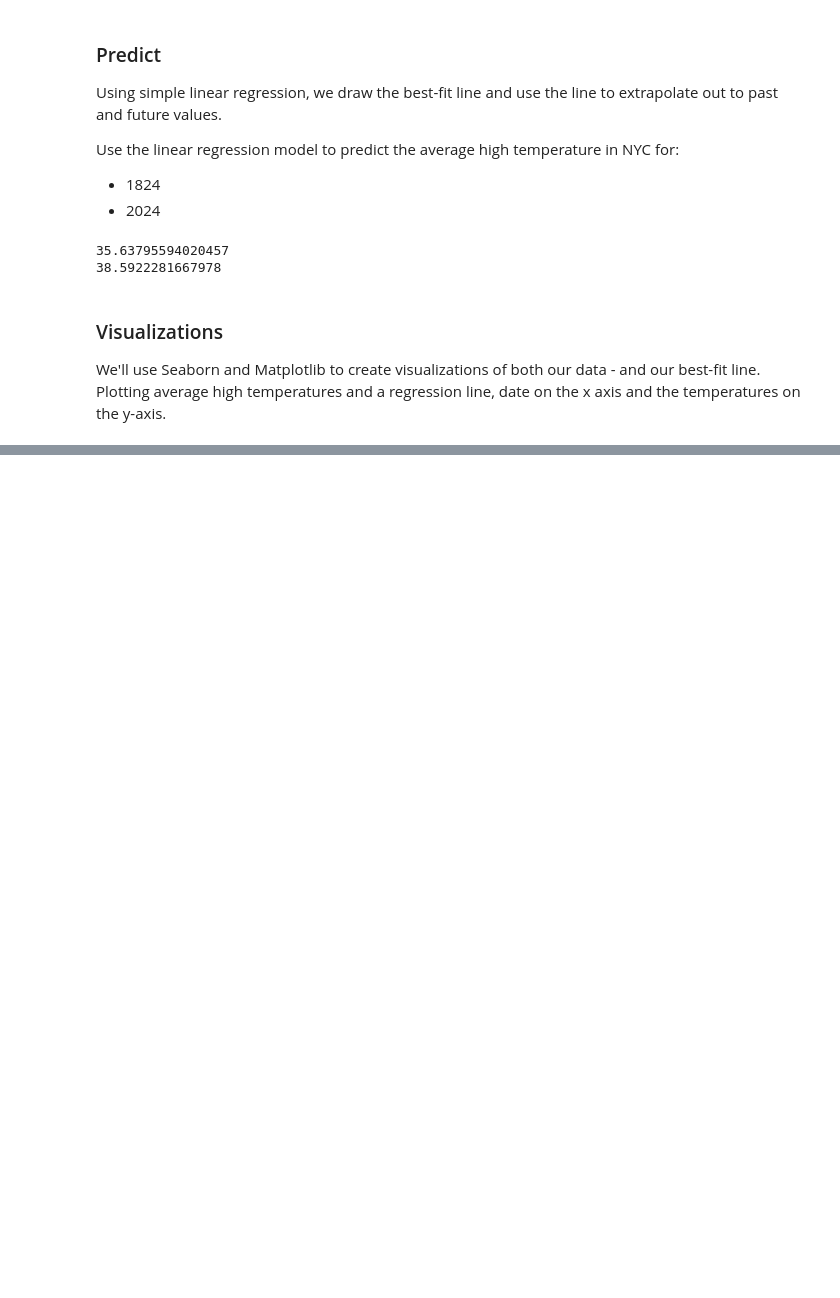
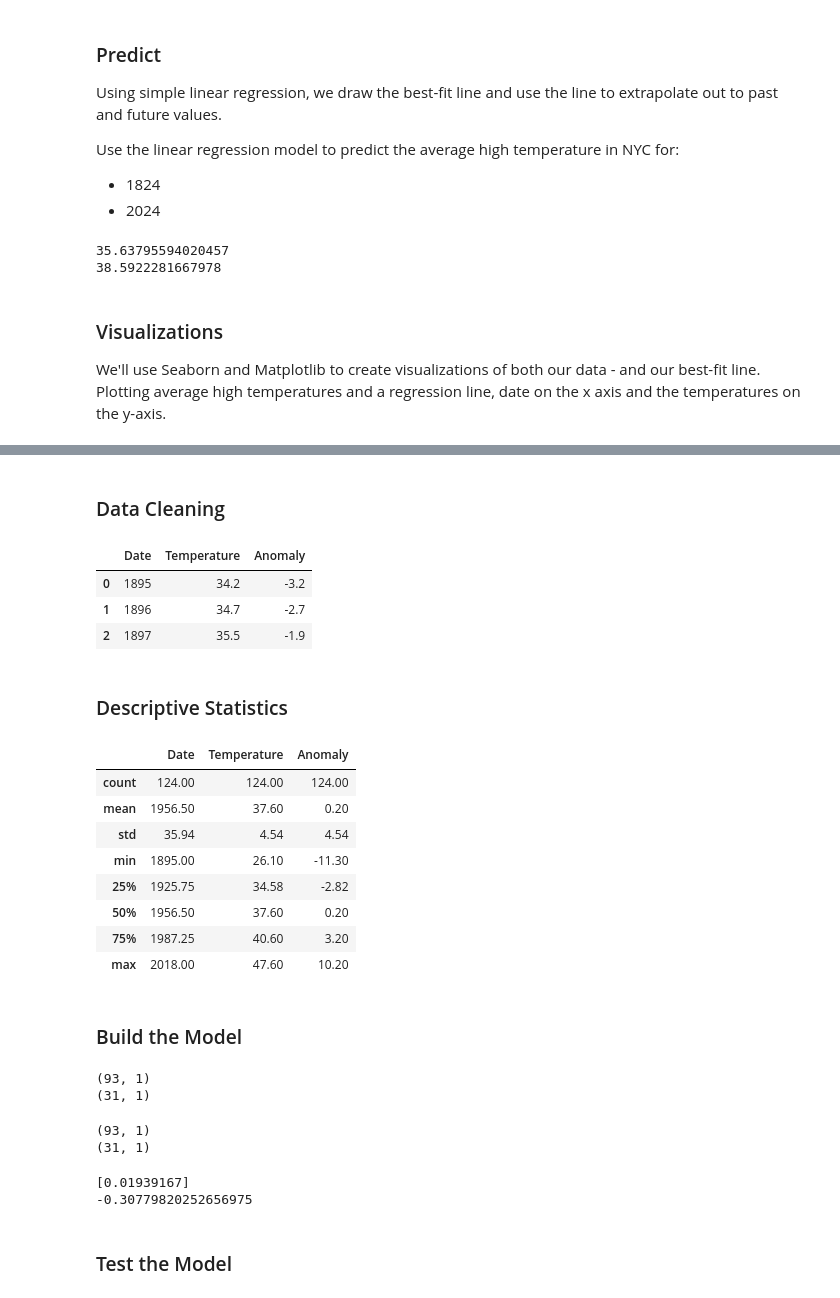
Before and after one commit to Bdowdle4/datafun-07-ml, a Jupyter notebook: dowdle_ml.ipynb, the cells around one changed output, grey strips where cells are left out. Cells and saved outputs as stored; diff of their text form; code cells hidden in the pictures; blank space fills up the shorter version.

```diff
--- a/dowdle_ml.ipynb
+++ b/dowdle_ml.ipynb
@@ -169,0 +209,71 @@ Text(0.5, 1.0, 'Average High Temperature in January in NYC')
+# %% [markdown]
+### Data Cleaning
+# %%
+# Change "value" column name to "Temperature"
+df.columns = ['Date', 'Temperature', 'Anomaly']
+
+# Remove month from "Date" since it is on every data point.
+df.Date = df.Date.floordiv(100)
+df.head(3)
+# %% [output]
+|  | Date | Temperature | Anomaly |
+| 0 | 1895 | 34.2 | -3.2 |
+| 1 | 1896 | 34.7 | -2.7 |
+| 2 | 1897 | 35.5 | -1.9 |
+# %% [markdown]
+### Descriptive Statistics
+# %%
+df.describe()
+# %% [output]
+|  | Date | Temperature | Anomaly |
+| count | 124.00 | 124.00 | 124.00 |
+| mean | 1956.50 | 37.60 | 0.20 |
+| std | 35.94 | 4.54 | 4.54 |
+| min | 1895.00 | 26.10 | -11.30 |
+| 25% | 1925.75 | 34.58 | -2.82 |
+| 50% | 1956.50 | 37.60 | 0.20 |
+| 75% | 1987.25 | 40.60 | 3.20 |
+| max | 2018.00 | 47.60 | 10.20 |
+# %% [markdown]
+### Build the Model
+# %%
+# Split data into training and testing
+x_train, x_test, y_train, y_test =train_test_split(df.Date.values.reshape(-1,1), df.Temperature.values, random_state=11)
+
+# shape of training set
+x_train.shape
+print(x_train.shape)
+
+# shape of testing set
+x_test.shape
+print(x_test.shape)
+# %% [output]
+(93, 1)
+(31, 1)
+# %%
+# Use test_train_split to split the data into parts for training and testing.
+X_train, X_test, y_train, y_test = train_test_split(df.Date.values.reshape(-1,1), df.Temperature.values,random_state = 11)
+
+# shape of training set
+print(X_train.shape)
+
+# shape of test set
+print(X_test.shape)
+# %% [output]
+(93, 1)
+(31, 1)
+# %%
+# Train the model using the training set
+linear_regression = LinearRegression()
+linear_regression.fit(x_train, y_train)
+
+# slope of model
+print(linear_regression.coef_)
+
+# intercept of model
+print(linear_regression.intercept_)
+# %% [output]
+[0.01939167]
+-0.30779820252656975
+# %% [markdown]
+### Test the Model
```
Also changed, not shown: parts of 15 cells of this notebook.
